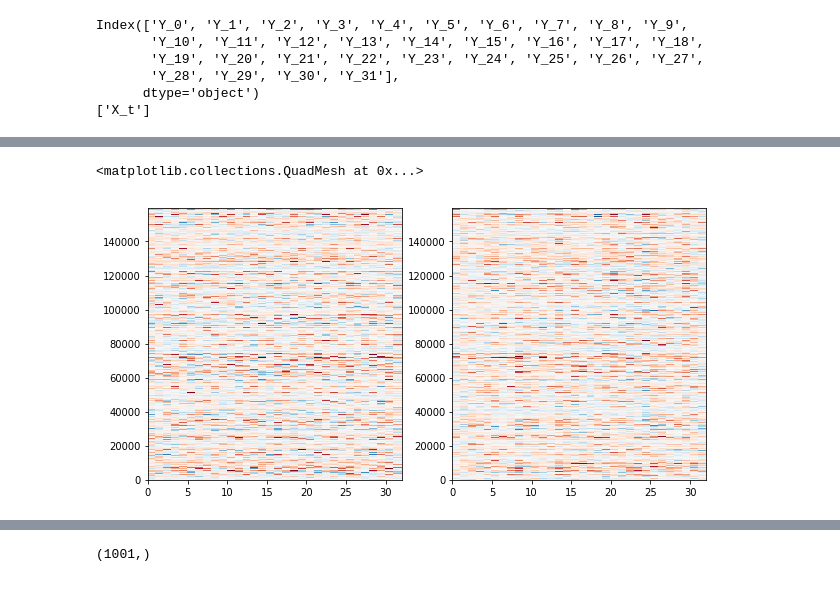
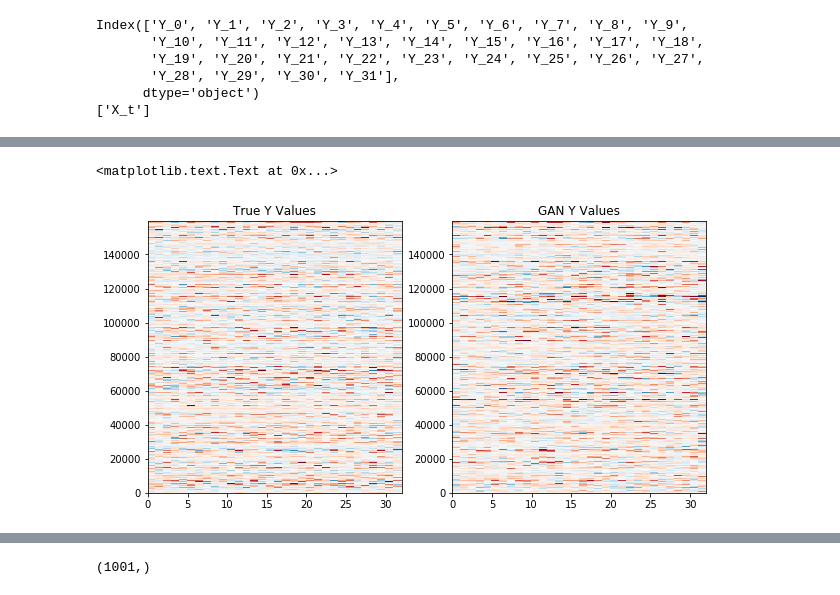
Before and after one commit to djgagne/lorenz_gan, a Jupyter notebook: notebooks/lorenz_gan_eval.ipynb, the cells around one changed output, grey strips where cells are left out. Drawn from its saved outputs; the diff is of its cells as text; code cells hidden in the pictures.

```diff
--- a/notebooks/lorenz_gan_eval.ipynb
+++ b/notebooks/lorenz_gan_eval.ipynb
@@ -175,3 +175,6 @@ gan_loss[["Gen accuracy", "Disc accuracy"]].rolling(100).mean().plot(x=gan_loss[
+# %%
+epoch = 10
+gen_model = load_model("../exp/gan_generator_0000_epoch_{0:04d}.h5".format(epoch), custom_objects={"Interpolate1D": Interpolate1D})
 # %%
 combined_data = pd.read_csv("../exp/lorenz_combined_output.csv")
 y_cols = combined_data.columns[combined_data.columns.str.contains("Y")]
@@ -212,11 +195,13 @@ array([[ 0.99669999],
 # %%
 pred_func = K.function(gen_model.input + [K.learning_phase()], [gen_model.output])
-gan_norm = pred_func([x_norm[:,:,0] , np.random.normal(size=(x_norm.shape[0], 1)), True])[0]
+gan_norm = pred_func([x_norm[:,:,0] , np.random.normal(size=(x_norm.shape[0], 4)), True])[0]
 gan_y = unnormalize_data(gan_norm, y_scaling)
 # %%
 fig, axes = plt.subplots(1, 2, figsize=(10, 5))
 axes[0].pcolormesh(combined_data[y_cols], vmin=-2, vmax=2, cmap="RdBu_r")
+axes[0].set_title("True Y Values")
 axes[1].pcolormesh(gan_y[:, :, 0], vmin=-2, vmax=2, cmap="RdBu_r")
+axes[1].set_title("GAN Y Values")
 # %% [output]
-<matplotlib.collections.QuadMesh at 0x...>
+<matplotlib.text.Text at 0x...>
-[figure, old version]
+[figure, new version]
```
Also changed, not shown: parts of 43 cells of this notebook, 5 other files.
